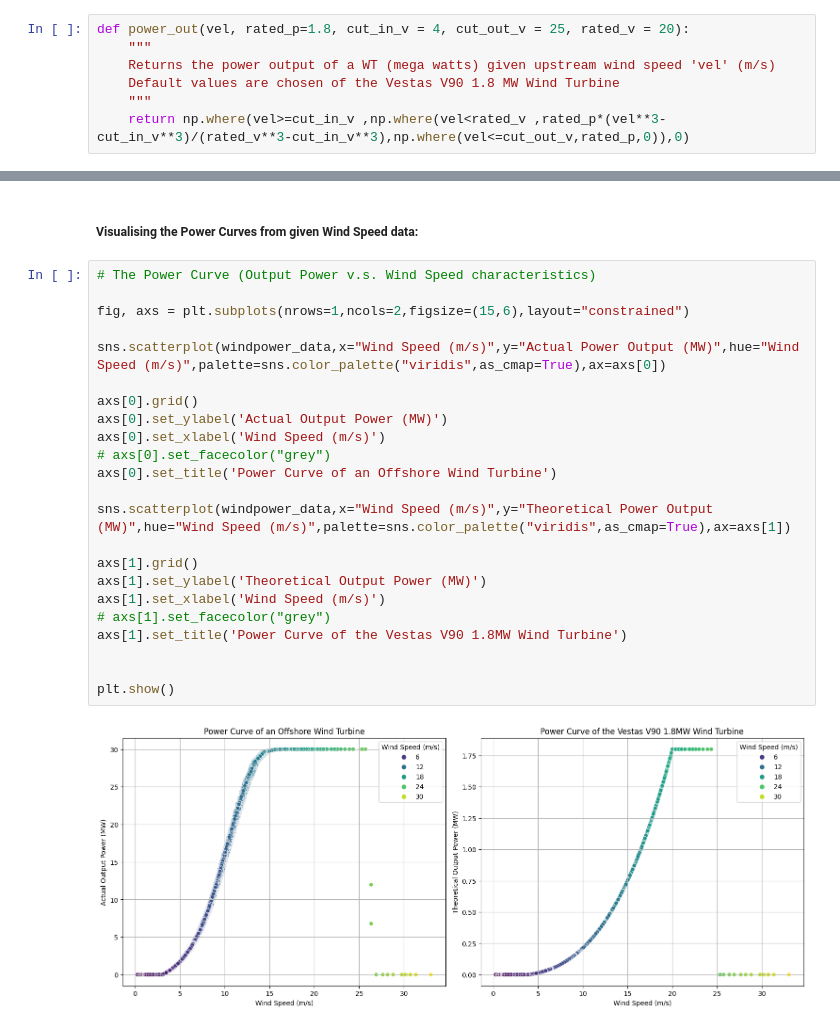
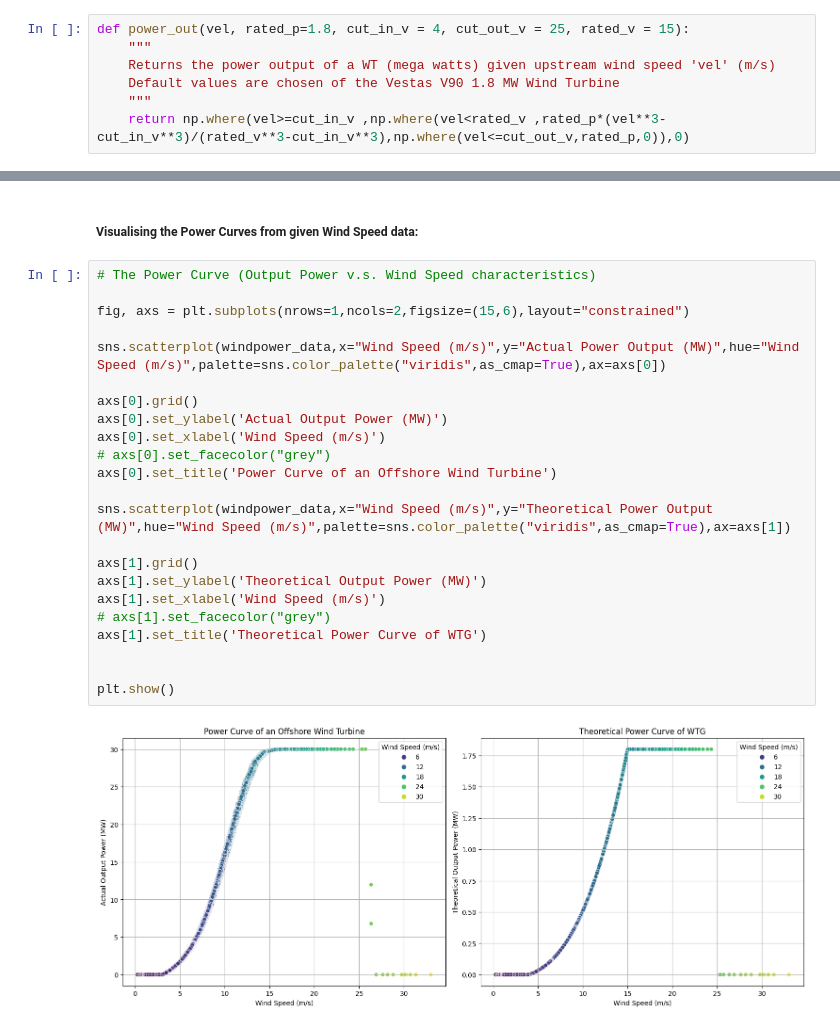
Before and after one commit to Akuson/projects, a Jupyter notebook: Study of Wind Farms and Wind Turbine/model.ipynb, the cells around one changed output, grey strips where cells are left out. Drawn from its saved outputs; the diff is of its cells as text.

```diff
--- a/Study of Wind Farms and Wind Turbine/model.ipynb
+++ b/Study of Wind Farms and Wind Turbine/model.ipynb
@@ -332,7 +332,7 @@ windpower_data.head()
 # %% [markdown]
 ##### Defining the Power Curve of the Vestas V90 1.8MW Wind Turbine:
 # %%
-def power_out(vel, rated_p=1.8, cut_in_v = 4, cut_out_v = 25, rated_v = 20):
+def power_out(vel, rated_p=1.8, cut_in_v = 4, cut_out_v = 25, rated_v = 15):
     """
     Returns the power output of a WT (mega watts) given upstream wind speed 'vel' (m/s)
     Default values are chosen of the Vestas V90 1.8 MW Wind Turbine
@@ -376,25 +376,25 @@ plt.show()
 # %%
 # The Power Curve (Output Power v.s. Wind Speed characteristics)
 
 fig, axs = plt.subplots(nrows=1,ncols=2,figsize=(15,6),layout="constrained")
 
 sns.scatterplot(windpower_data,x="Wind Speed (m/s)",y="Actual Power Output (MW)",hue="Wind Speed (m/s)",palette=sns.color_palette("viridis",as_cmap=True),ax=axs[0])
 
 axs[0].grid()
 axs[0].set_ylabel('Actual Output Power (MW)')
 axs[0].set_xlabel('Wind Speed (m/s)')
 # axs[0].set_facecolor("grey")
 axs[0].set_title('Power Curve of an Offshore Wind Turbine')
 
 sns.scatterplot(windpower_data,x="Wind Speed (m/s)",y="Theoretical Power Output (MW)",hue="Wind Speed (m/s)",palette=sns.color_palette("viridis",as_cmap=True),ax=axs[1])
 
 axs[1].grid()
 axs[1].set_ylabel('Theoretical Output Power (MW)')
 axs[1].set_xlabel('Wind Speed (m/s)')
 # axs[1].set_facecolor("grey")
-axs[1].set_title('Power Curve of the Vestas V90 1.8MW Wind Turbine')
+axs[1].set_title('Theoretical Power Curve of WTG')
 
 
 plt.show()
 # %% [output]
-[figure, old version]
+[figure, new version]
```
Also changed, not shown: parts of 6 cells of this notebook, 5 other files.
